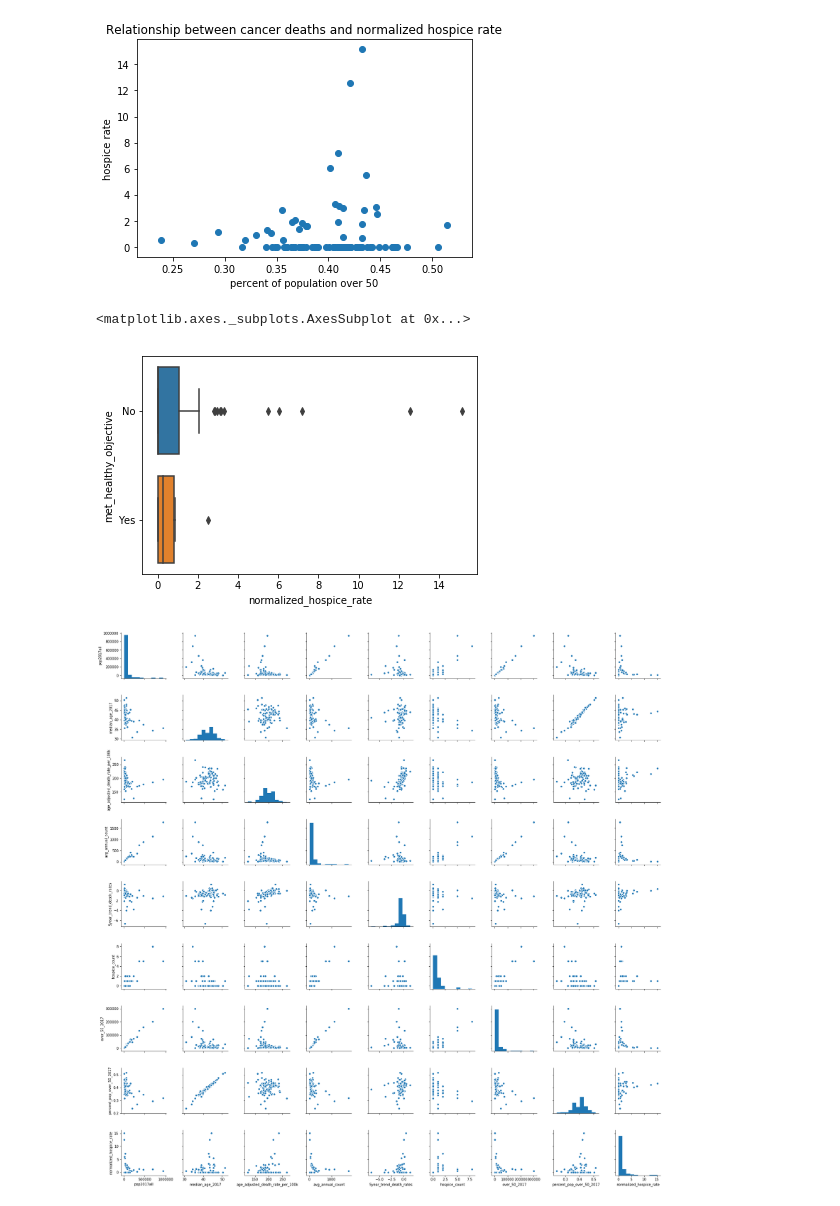
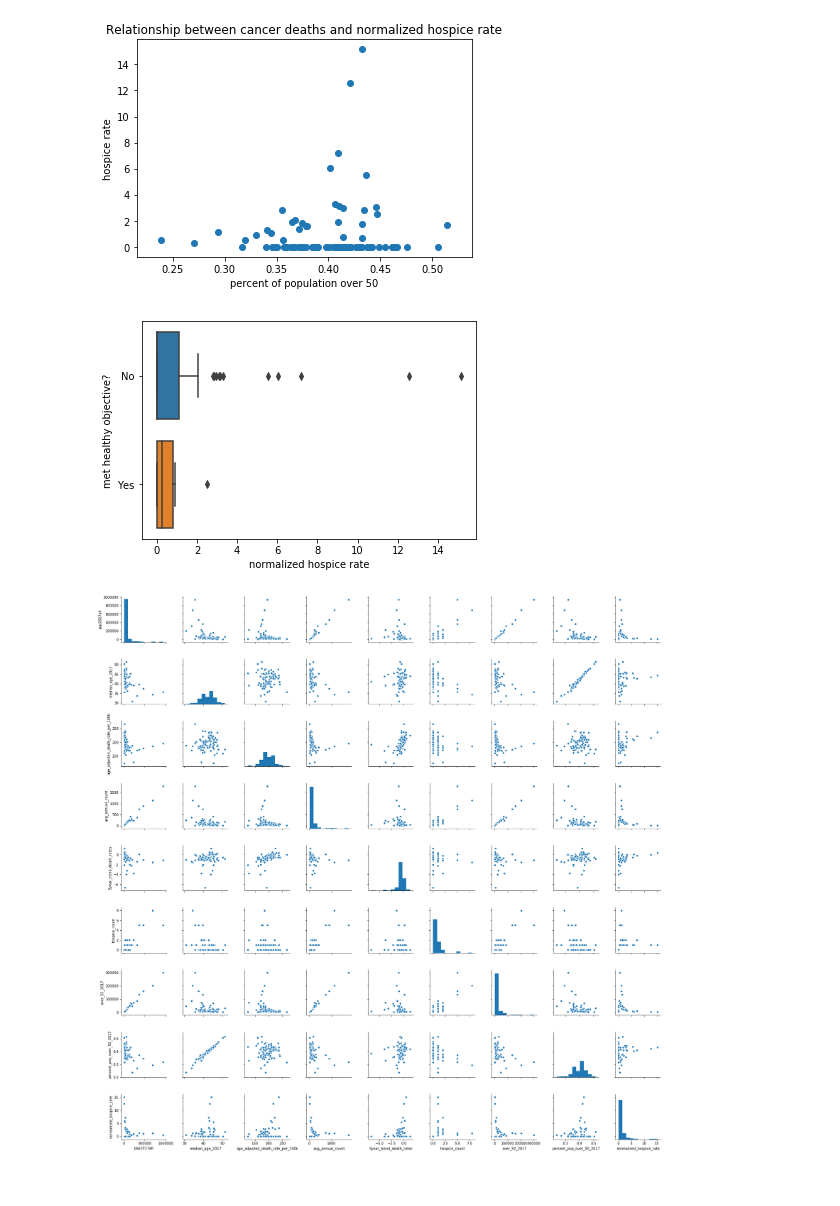
Before and after one commit to awillet/vanderbilt-aspire-data-essentials, a Jupyter notebook: alaina_pct_over_50.ipynb, the cells around one changed output. Drawn from its saved outputs; the diff is of its cells as text; code cells hidden in the pictures.

```diff
--- a/alaina_pct_over_50.ipynb
+++ b/alaina_pct_over_50.ipynb
@@ -437,7 +442,9 @@ plt.show()
 [figure]
 # %%
 sns.boxplot(pop_and_cancer['normalized_hospice_rate'], pop_and_cancer['met_healthy_objective'])
+plt.xlabel('normalized hospice rate')
+plt.ylabel('met healthy objective?')
+plt.show()
 # %% [output]
-<matplotlib.axes._subplots.AxesSubplot at 0x...>
-[figure, old version]
+[figure, new version]
 # %%
```
Also changed, not shown: parts of 19 cells of this notebook.
